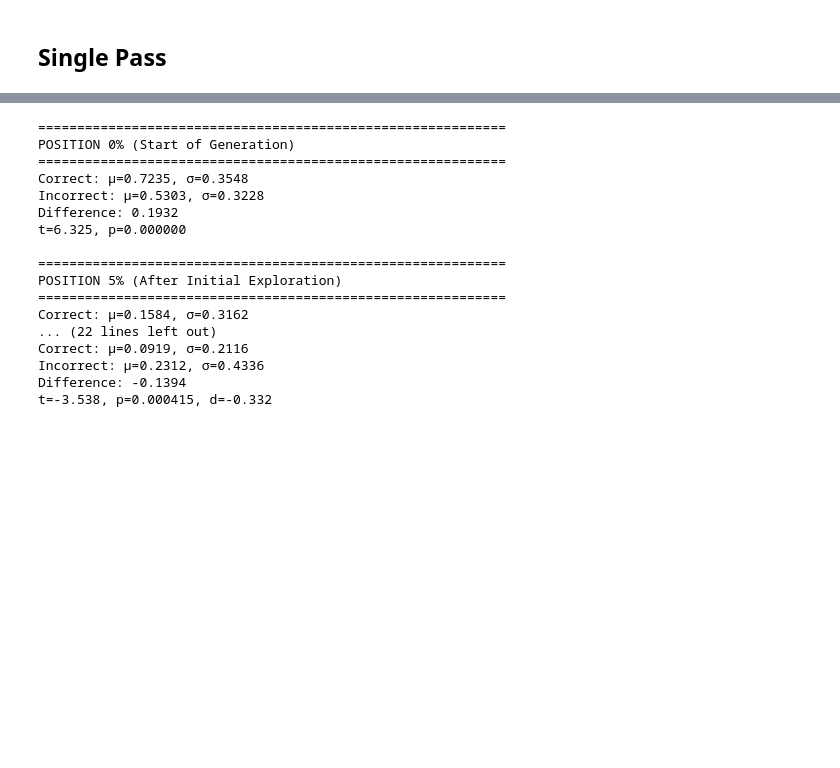
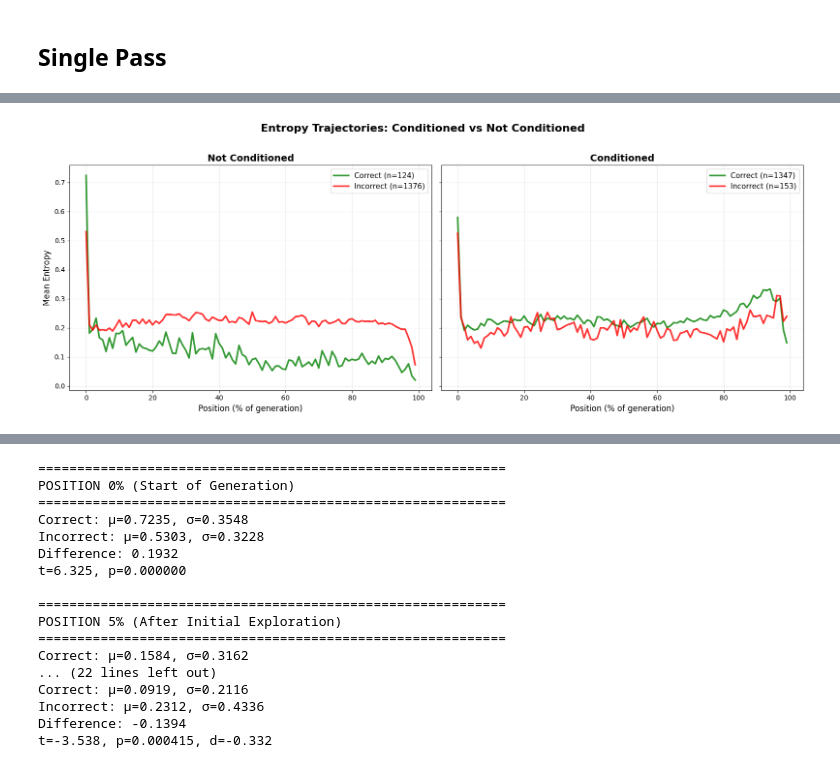
Before and after one commit to adityashukzy/MAT1510-Project, a Jupyter notebook: aggregate.ipynb, the cells around one changed output, grey strips where cells are left out. Drawn from its saved outputs; the diff is of its cells as text; code cells hidden in the pictures; blank space fills up the shorter version.

```diff
--- a/aggregate.ipynb
+++ b/aggregate.ipynb
@@ -796,0 +902,82 @@ U-statistic=61756.0, p=0.000000
+# %%
+# Side-by-side comparison: Not Conditioned vs Conditioned
+from scipy.interpolate import interp1d
+
+# Get sequences for both conditions
+print("Computing normalized trajectories for both conditions...")
+print("="*60)
+
+# Not conditioned (reuse from above)
+nc_correct_traj = correct_traj
+nc_incorrect_traj = incorrect_traj
+nc_correct_seqs = correct_seqs
+nc_incorrect_seqs = incorrect_seqs
+
+# Conditioned (compute new)
+c_correct_traj, c_incorrect_traj, c_correct_seqs, c_incorrect_seqs = normalize_and_compare(df, 'conditioned', target_len=100)
+
+print(f"Not Conditioned - Correct: {len(nc_correct_seqs)}, Incorrect: {len(nc_incorrect_seqs)}")
+print(f"Conditioned - Correct: {len(c_correct_seqs)}, Incorrect: {len(c_incorrect_seqs)}")
+
+# Create side-by-side plot
+fig, axes = plt.subplots(1, 2, figsize=(16, 6), sharey=True)
+
+positions = np.arange(100)
+
+# Left panel: Not Conditioned
+ax_nc = axes[0]
+ax_nc.plot(positions, nc_correct_traj, label=f'Correct (n={len(nc_correct_seqs)})',
+          color='green', linewidth=2.5, alpha=0.8)
+ax_nc.plot(positions, nc_incorrect_traj, label=f'Incorrect (n={len(nc_incorrect_seqs)})',
+          color='red', linewidth=2.5, alpha=0.8)
+ax_nc.set_xlabel('Position (% of generation)', fontsize=12)
+ax_nc.set_ylabel('Mean Entropy', fontsize=12)
+ax_nc.set_title('Not Conditioned', fontsize=14, fontweight='bold')
+ax_nc.legend(fontsize=11, loc='upper right')
+ax_nc.grid(True, alpha=0.3)
+
+# Right panel: Conditioned
+ax_c = axes[1]
+ax_c.plot(positions, c_correct_traj, label=f'Correct (n={len(c_correct_seqs)})',
+         color='green', linewidth=2.5, alpha=0.8)
+ax_c.plot(positions, c_incorrect_traj, label=f'Incorrect (n={len(c_incorrect_seqs)})',
+         color='red', linewidth=2.5, alpha=0.8)
+ax_c.set_xlabel('Position (% of generation)', fontsize=12)
+ax_c.set_title('Conditioned', fontsize=14, fontweight='bold')
+ax_c.legend(fontsize=11, loc='upper right')
+ax_c.grid(True, alpha=0.3)
+
+plt.suptitle('Entropy Trajectories: Conditioned vs Not Conditioned',
+             fontsize=16, fontweight='bold', y=1.02)
+plt.tight_layout()
+plt.show()
+
+# Compute statistics at key positions for both conditions
+print("\n" + "="*80)
+print("COMPARISON: NOT CONDITIONED vs CONDITIONED")
+print("="*80)
+
+for pct in [0, 20, 50, 80]:
+    print(f"\nPosition {pct}%:")
+    print("-"*80)
+
+    # Not conditioned
+    nc_correct_vals = [seq[pct] for seq in nc_correct_seqs]
+    nc_incorrect_vals = [seq[pct] for seq in nc_incorrect_seqs]
+    nc_diff = np.mean(nc_correct_vals) - np.mean(nc_incorrect_vals)
+
+    # Conditioned
+    c_correct_vals = [seq[pct] for seq in c_correct_seqs]
+    c_incorrect_vals = [seq[pct] for seq in c_incorrect_seqs]
+    c_diff = np.mean(c_correct_vals) - np.mean(c_incorrect_vals)
+
+    print(f"NOT CONDITIONED:")
+    print(f"  Correct: μ={np.mean(nc_correct_vals):.4f}, Incorrect: μ={np.mean(nc_incorrect_vals):.4f}")
+    print(f"  Δ={nc_diff:.4f}")
+
+    print(f"CONDITIONED:")
+    print(f"  Correct: μ={np.mean(c_correct_vals):.4f}, Incorrect: μ={np.mean(c_incorrect_vals):.4f}")
+    print(f"  Δ={c_diff:.4f}")
+
+    print(f"EFFECT REVERSAL: {nc_diff * c_diff < 0} (opposite signs = effect flips)")
+# %% [output]
@@ -796,0 +988 @@ U-statistic=61756.0, p=0.000000
+[figure, added]
```
Also changed, not shown: parts of 6 cells of this notebook, 12 other files.
